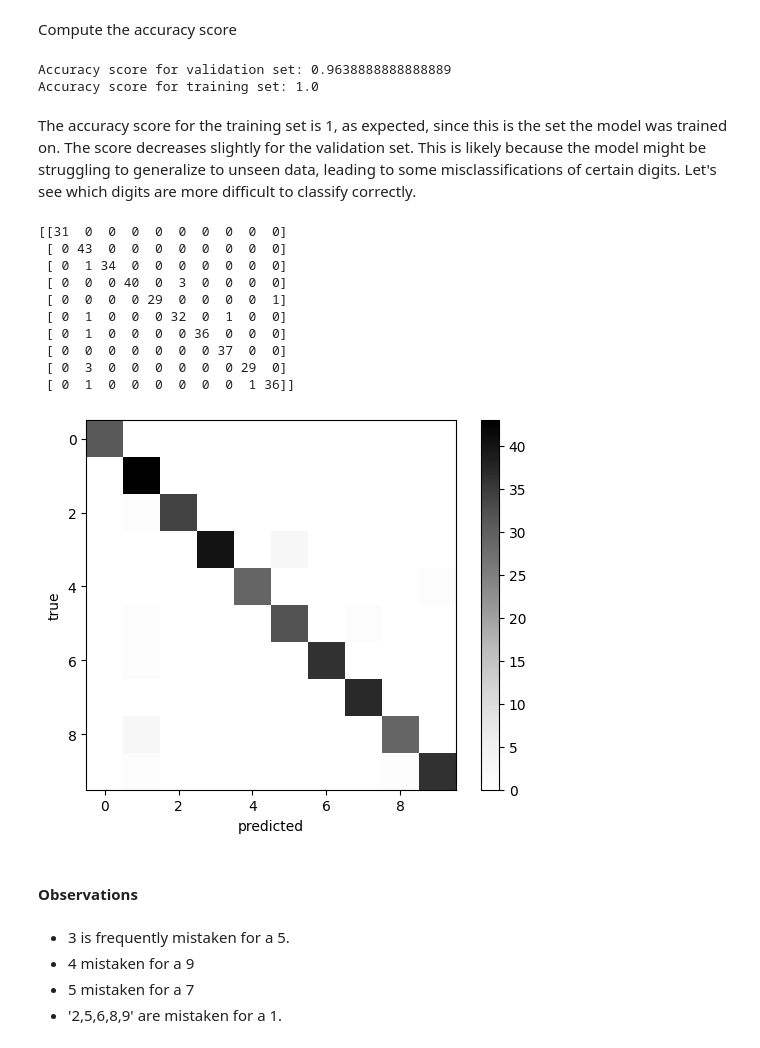
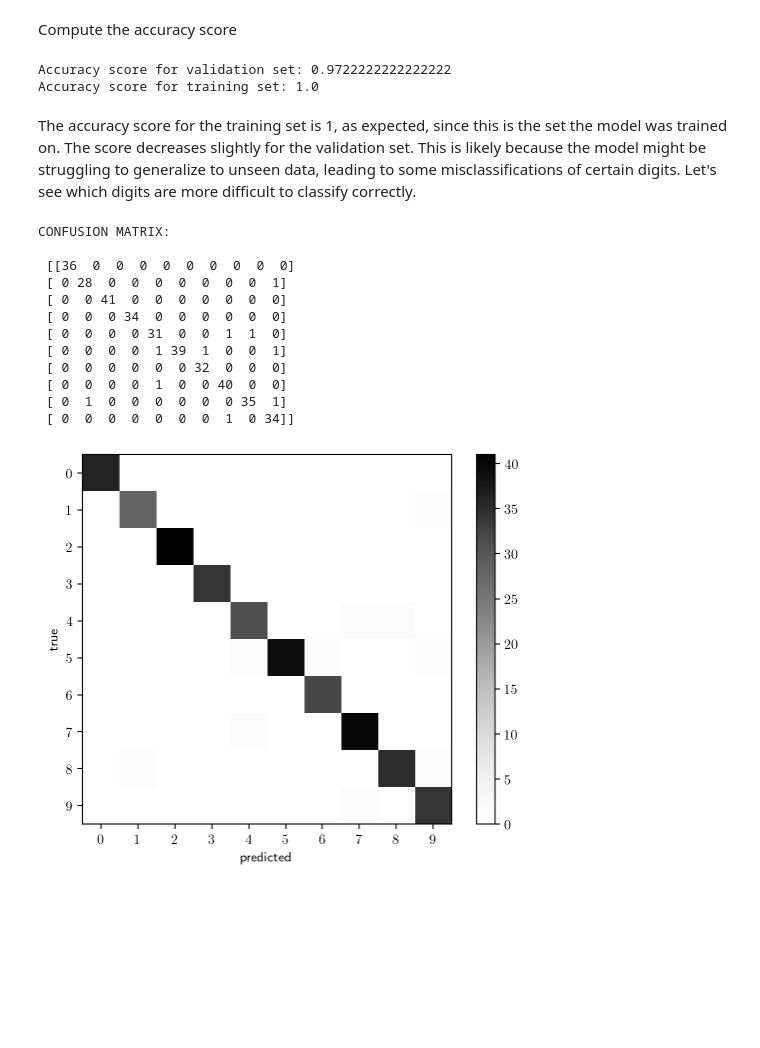
Before and after one commit to GiuliaConti/astrostatistics_bicocca_2024, a Jupyter notebook: working/E12_L13_HandwrittenDigits.ipynb, the cells around one changed output. Saved outputs shown, nothing was run; the diff lists cells and outputs as text; code cells hidden in the pictures; blank space fills up the shorter version.

Commit message:
Adding more components in Isomap

```diff
--- a/working/E12_L13_HandwrittenDigits.ipynb
+++ b/working/E12_L13_HandwrittenDigits.ipynb
@@ -2,6 +2,7 @@
 import numpy as np
 import pylab as plt
 import scipy.stats
+from matplotlib.colors import ListedColormap
 
 import sklearn
 from sklearn import datasets
@@ -9,6 +10,11 @@ from sklearn.manifold import Isomap
 from sklearn.model_selection import train_test_split
 from sklearn.linear_model import LogisticRegression
 from sklearn.metrics import confusion_matrix
+
+plt.style.use('seaborn-v0_8-deep')
+plt.rc('text', usetex=True)
+%matplotlib inline
+%config InlineBackend.figure_format='retina'
 # %%
 np.random.seed(10)
 # %% [markdown]
@@ -60,0 +68,6 @@ plt.show()
+# %%
+model = Isomap(n_components=4)
+digits_transformed = model.fit_transform(digits.data)
+print(digits_transformed.shape)
+
+labels = digits.target
@@ -84,7 +122,7 @@ acc_train_pred = sklearn.metrics.accuracy_score(y_train,y_train_pred)
 print('Accuracy score for validation set: ' + str(acc_pred))
 print('Accuracy score for training set: ' + str(acc_train_pred))
 # %% [output]
-Accuracy score for validation set: 0.9638888888888889
+Accuracy score for validation set: 0.9722222222222222
 Accuracy score for training set: 1.0
 # %% [markdown]
 The accuracy score for the training set is 1, as expected, since this is the set the model was trained on.
@@ -92,30 +130,30 @@ The score decreases slightly for the validation set. This is likely because the
 to generalize to unseen data, leading to some misclassifications of certain digits. Let's see which digits
 are more difficult to classify correctly.
 # %%
-print(confusion_matrix(y_test,y_pred))
+print("CONFUSION MATRIX: \n \n", confusion_matrix(y_test,y_pred))
 # %% [output]
-[[31  0  0  0  0  0  0  0  0  0]
- [ 0 43  0  0  0  0  0  0  0  0]
- [ 0  1 34  0  0  0  0  0  0  0]
- [ 0  0  0 40  0  3  0  0  0  0]
- [ 0  0  0  0 29  0  0  0  0  1]
- [ 0  1  0  0  0 32  0  1  0  0]
- [ 0  1  0  0  0  0 36  0  0  0]
- [ 0  0  0  0  0  0  0 37  0  0]
- [ 0  3  0  0  0  0  0  0 29  0]
- [ 0  1  0  0  0  0  0  0  1 36]]
+CONFUSION MATRIX:
+
+ [[36  0  0  0  0  0  0  0  0  0]
+ [ 0 28  0  0  0  0  0  0  0  1]
+ [ 0  0 41  0  0  0  0  0  0  0]
+ [ 0  0  0 34  0  0  0  0  0  0]
+ [ 0  0  0  0 31  0  0  1  1  0]
+ [ 0  0  0  0  1 39  1  0  0  1]
+ [ 0  0  0  0  0  0 32  0  0  0]
+ [ 0  0  0  0  1  0  0 40  0  0]
+ [ 0  1  0  0  0  0  0  0 35  1]
+ [ 0  0  0  0  0  0  0  1  0 34]]
 # %%
 plt.imshow(confusion_matrix(y_test, y_pred), cmap='Grays')
 plt.colorbar()
+
 plt.ylabel('true')
 plt.xlabel('predicted')
+
+plt.xticks(np.arange(0,10))
+plt.yticks(np.arange(0,10))
+
 plt.show()
 # %% [output]
-[figure, old version]
+[figure, new version]
-# %% [markdown]
-#### Observations
-# %% [markdown]
-- 3 is frequently mistaken for a 5.
-- 4 mistaken for a 9
-- 5 mistaken for a 7
-- '2,5,6,8,9' are mistaken for a 1.
```
Also changed, not shown: parts of 7 cells of this notebook.
